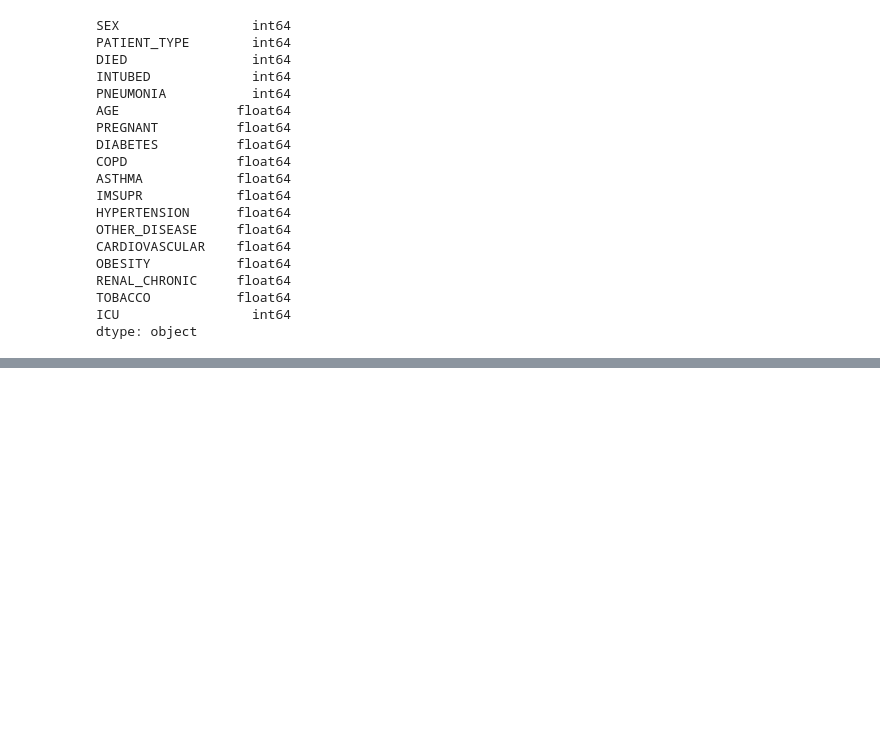
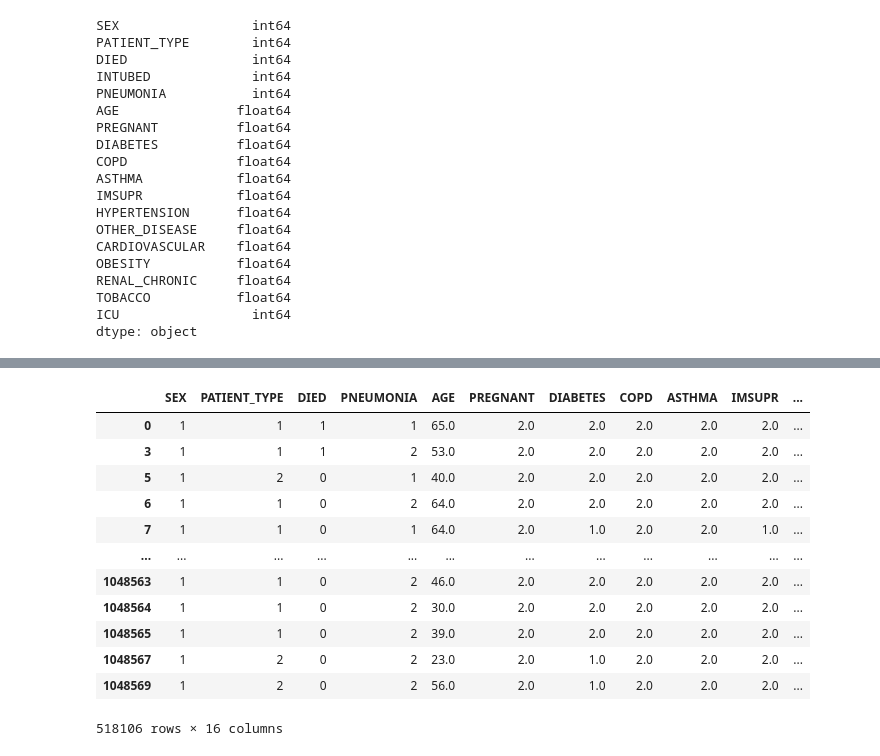
Before and after one commit to yuthegreat1/Project-4, a Jupyter notebook: Covid.ipynb, the cells around one changed output, grey strips where cells are left out. Cells and saved outputs as stored; diff of their text form; code cells hidden in the pictures; blank space fills up the shorter version.

```diff
--- a/Covid.ipynb
+++ b/Covid.ipynb
@@ -279,0 +314,17 @@ dtype: object
+# %%
+Covid_final = covid.dropna()
+Covid_final
+# %% [output]
+|  | SEX | PATIENT_TYPE | DIED | PNEUMONIA | AGE | PREGNANT | DIABETES | COPD | ASTHMA | IMSUPR | ... |
+| 0 | 1 | 1 | 1 | 1 | 65.0 | 2.0 | 2.0 | 2.0 | 2.0 | 2.0 | ... |
+| 3 | 1 | 1 | 1 | 2 | 53.0 | 2.0 | 2.0 | 2.0 | 2.0 | 2.0 | ... |
+| 5 | 1 | 2 | 0 | 1 | 40.0 | 2.0 | 2.0 | 2.0 | 2.0 | 2.0 | ... |
+| 6 | 1 | 1 | 0 | 2 | 64.0 | 2.0 | 2.0 | 2.0 | 2.0 | 2.0 | ... |
+| 7 | 1 | 1 | 0 | 1 | 64.0 | 2.0 | 1.0 | 2.0 | 2.0 | 1.0 | ... |
+| ... | ... | ... | ... | ... | ... | ... | ... | ... | ... | ... | ... |
+| 1048563 | 1 | 1 | 0 | 2 | 46.0 | 2.0 | 2.0 | 2.0 | 2.0 | 2.0 | ... |
+| 1048564 | 1 | 1 | 0 | 2 | 30.0 | 2.0 | 2.0 | 2.0 | 2.0 | 2.0 | ... |
+| 1048565 | 1 | 1 | 0 | 2 | 39.0 | 2.0 | 2.0 | 2.0 | 2.0 | 2.0 | ... |
+| 1048567 | 1 | 2 | 0 | 2 | 23.0 | 2.0 | 1.0 | 2.0 | 2.0 | 2.0 | ... |
+| 1048569 | 1 | 2 | 0 | 2 | 56.0 | 2.0 | 1.0 | 2.0 | 2.0 | 2.0 | ... |
+518106 rows × 16 columns
```
Also changed, not shown: parts of 2 cells of this notebook.
